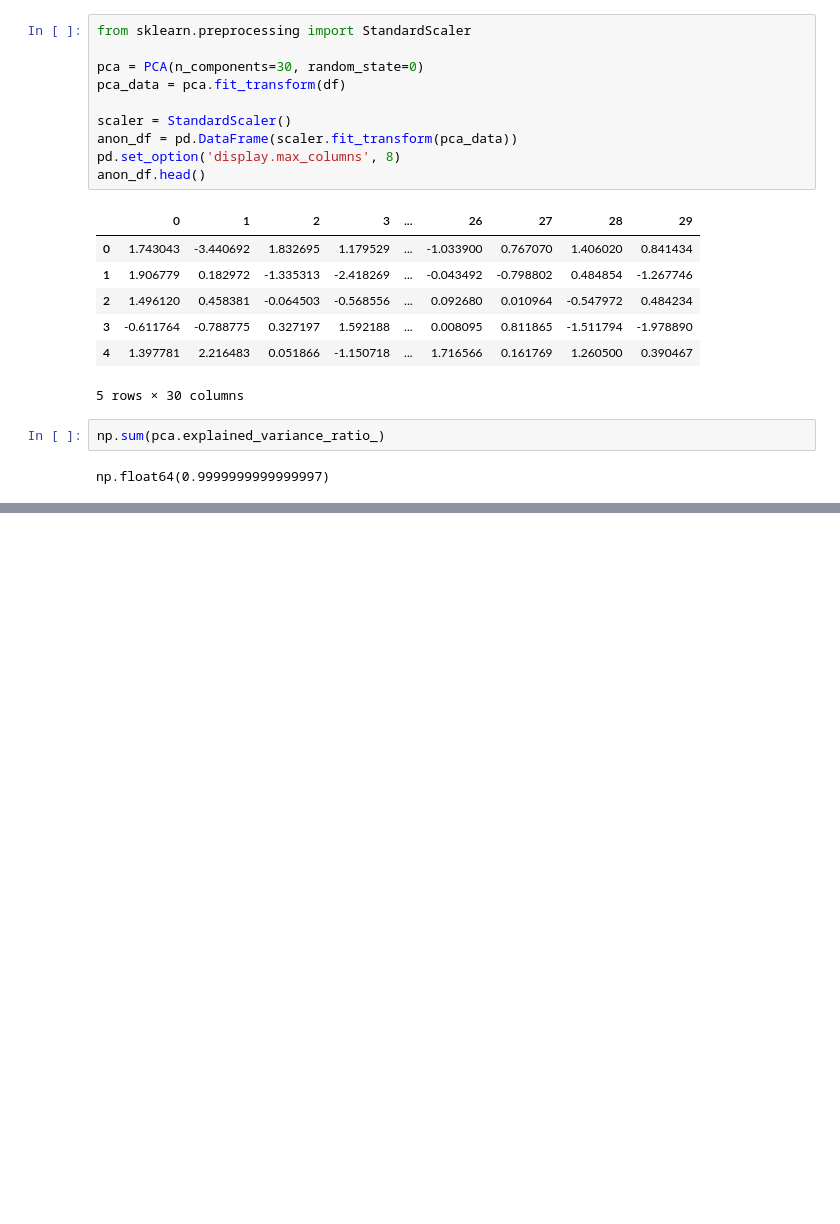
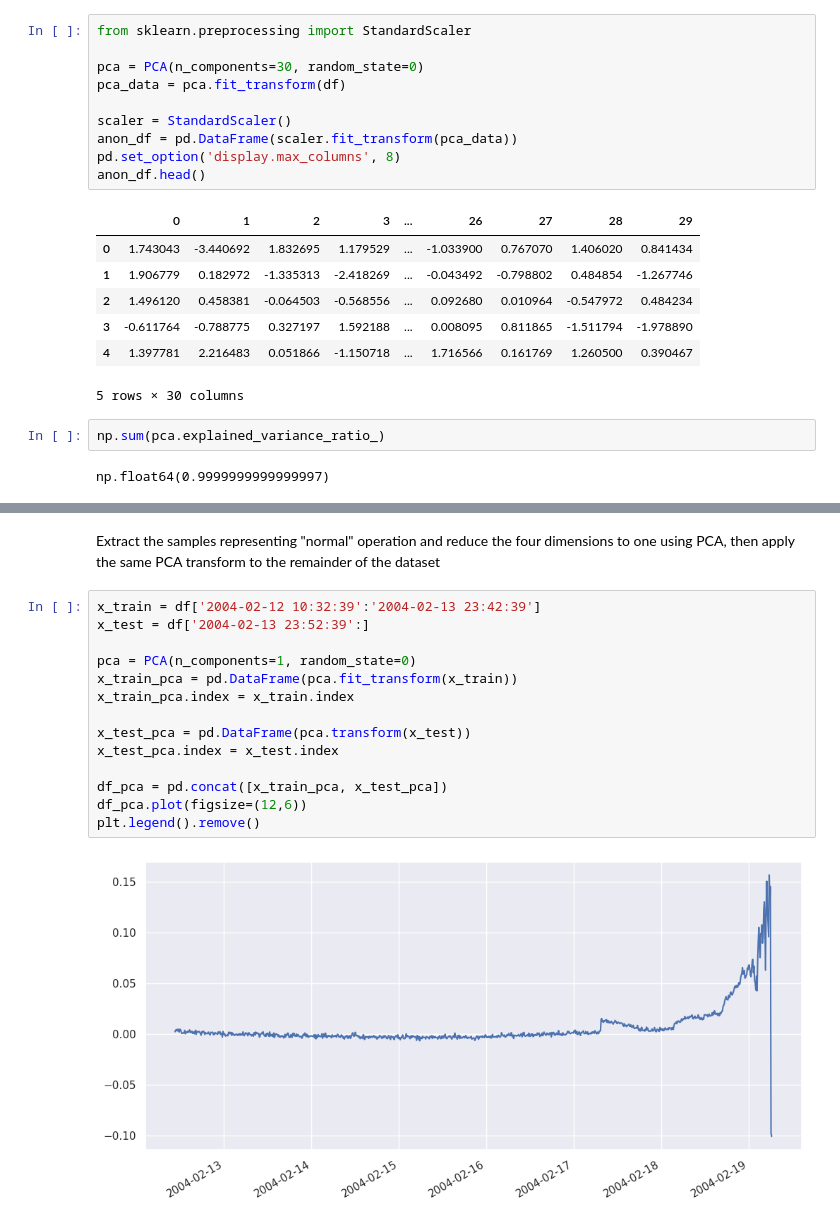
Before and after one commit to bolicnikola/Applied-Machine-Learning-And-AI, a Jupyter notebook: Principal_Component_Analysis.ipynb, the cells around one changed output, grey strips where cells are left out. Drawn from its saved outputs; the diff is of its cells as text; blank space fills up the shorter version.

```diff
--- a/Principal_Component_Analysis.ipynb
+++ b/Principal_Component_Analysis.ipynb
@@ -139,0 +248,18 @@ np.float64(0.9999999999999997)
+# %% [markdown]
+Extract the samples representing "normal" operation and reduce the four dimensions to one using PCA, then apply the same PCA transform to the remainder of the dataset
+# %%
+x_train = df['2004-02-12 10:32:39':'2004-02-13 23:42:39']
+x_test = df['2004-02-13 23:52:39':]
+
+pca = PCA(n_components=1, random_state=0)
+x_train_pca = pd.DataFrame(pca.fit_transform(x_train))
+x_train_pca.index = x_train.index
+
+x_test_pca = pd.DataFrame(pca.transform(x_test))
+x_test_pca.index = x_test.index
+
+df_pca = pd.concat([x_train_pca, x_test_pca])
+df_pca.plot(figsize=(12,6))
+plt.legend().remove()
+# %% [output]
+[figure, added]
```
Also changed, not shown: parts of 24 cells of this notebook, 1 other file.
